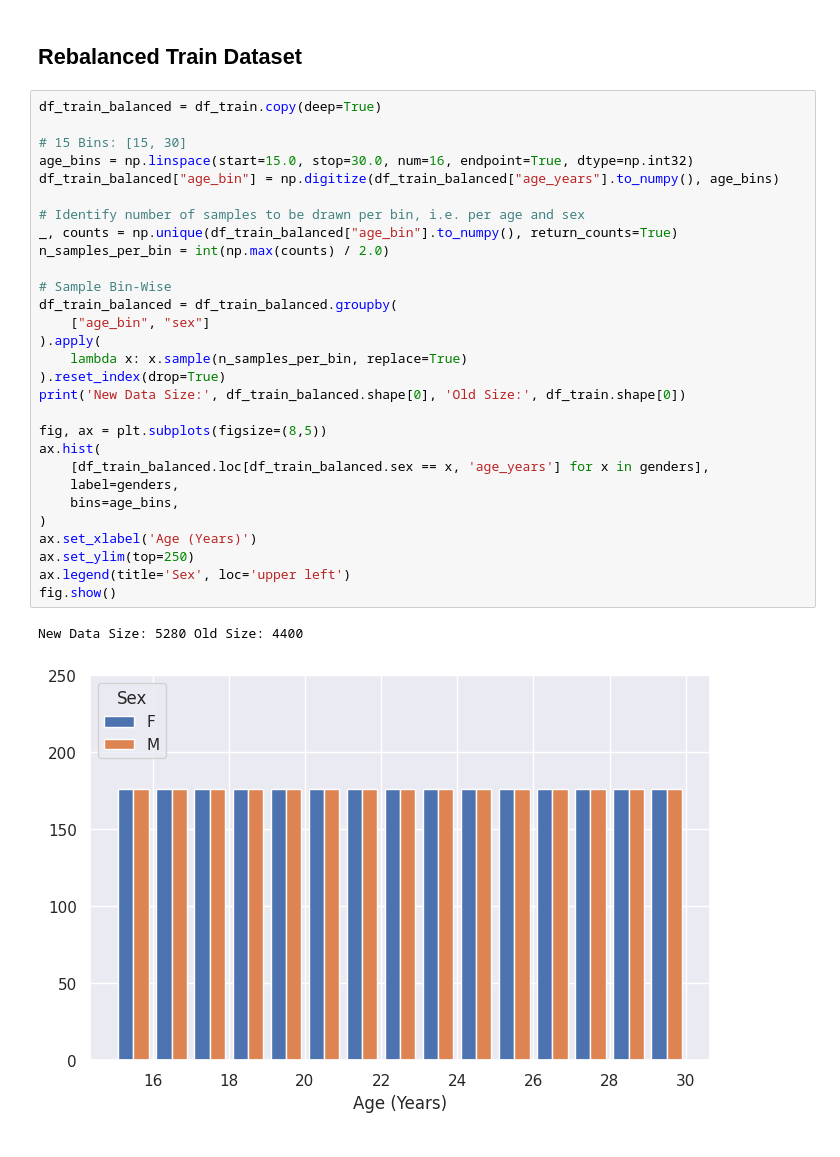
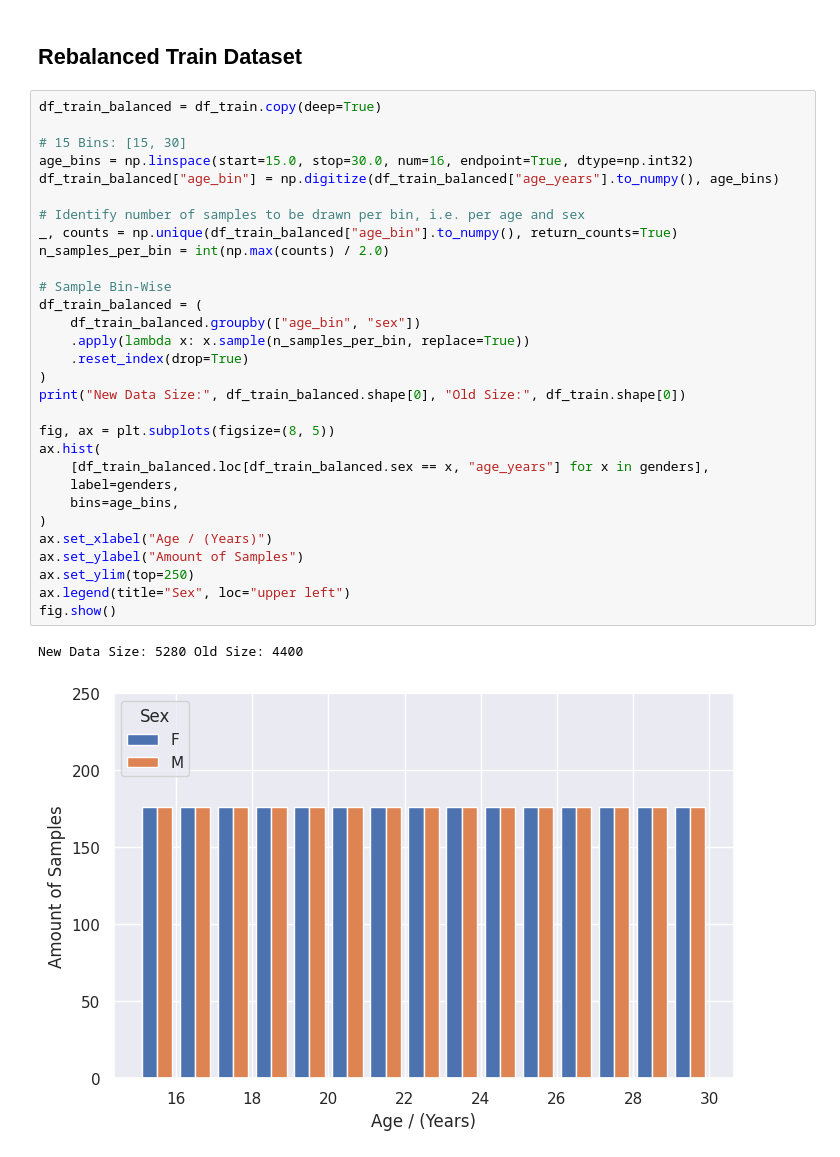
Before and after one commit to marvinweber/uncertainty-fae, a Jupyter notebook: notebooks/clavicle_ct/dataset_balancing.ipynb, the cells around one changed output. Drawn from its saved outputs; the diff is of its cells as text.

```diff
--- a/notebooks/clavicle_ct/dataset_balancing.ipynb
+++ b/notebooks/clavicle_ct/dataset_balancing.ipynb
@@ -65,32 +66,33 @@ fig.show()
 # %%
 df_train_balanced = df_train.copy(deep=True)
 
 # 15 Bins: [15, 30]
 age_bins = np.linspace(start=15.0, stop=30.0, num=16, endpoint=True, dtype=np.int32)
 df_train_balanced["age_bin"] = np.digitize(df_train_balanced["age_years"].to_numpy(), age_bins)
 
 # Identify number of samples to be drawn per bin, i.e. per age and sex
 _, counts = np.unique(df_train_balanced["age_bin"].to_numpy(), return_counts=True)
 n_samples_per_bin = int(np.max(counts) / 2.0)
 
 # Sample Bin-Wise
-df_train_balanced = df_train_balanced.groupby(
-    ["age_bin", "sex"]
-).apply(
-    lambda x: x.sample(n_samples_per_bin, replace=True)
-).reset_index(drop=True)
-print('New Data Size:', df_train_balanced.shape[0], 'Old Size:', df_train.shape[0])
+df_train_balanced = (
+    df_train_balanced.groupby(["age_bin", "sex"])
+    .apply(lambda x: x.sample(n_samples_per_bin, replace=True))
+    .reset_index(drop=True)
+)
+print("New Data Size:", df_train_balanced.shape[0], "Old Size:", df_train.shape[0])
 
-fig, ax = plt.subplots(figsize=(8,5))
+fig, ax = plt.subplots(figsize=(8, 5))
 ax.hist(
-    [df_train_balanced.loc[df_train_balanced.sex == x, 'age_years'] for x in genders],
+    [df_train_balanced.loc[df_train_balanced.sex == x, "age_years"] for x in genders],
     label=genders,
     bins=age_bins,
 )
-ax.set_xlabel('Age (Years)')
+ax.set_xlabel("Age / (Years)")
+ax.set_ylabel("Amount of Samples")
 ax.set_ylim(top=250)
-ax.legend(title='Sex', loc='upper left')
+ax.legend(title="Sex", loc="upper left")
 fig.show()
 # %% [output]
 New Data Size: 5280 Old Size: 4400
-[figure, old version]
+[figure, new version]
```
Also changed, not shown: parts of 3 cells of this notebook, 1 other file.
